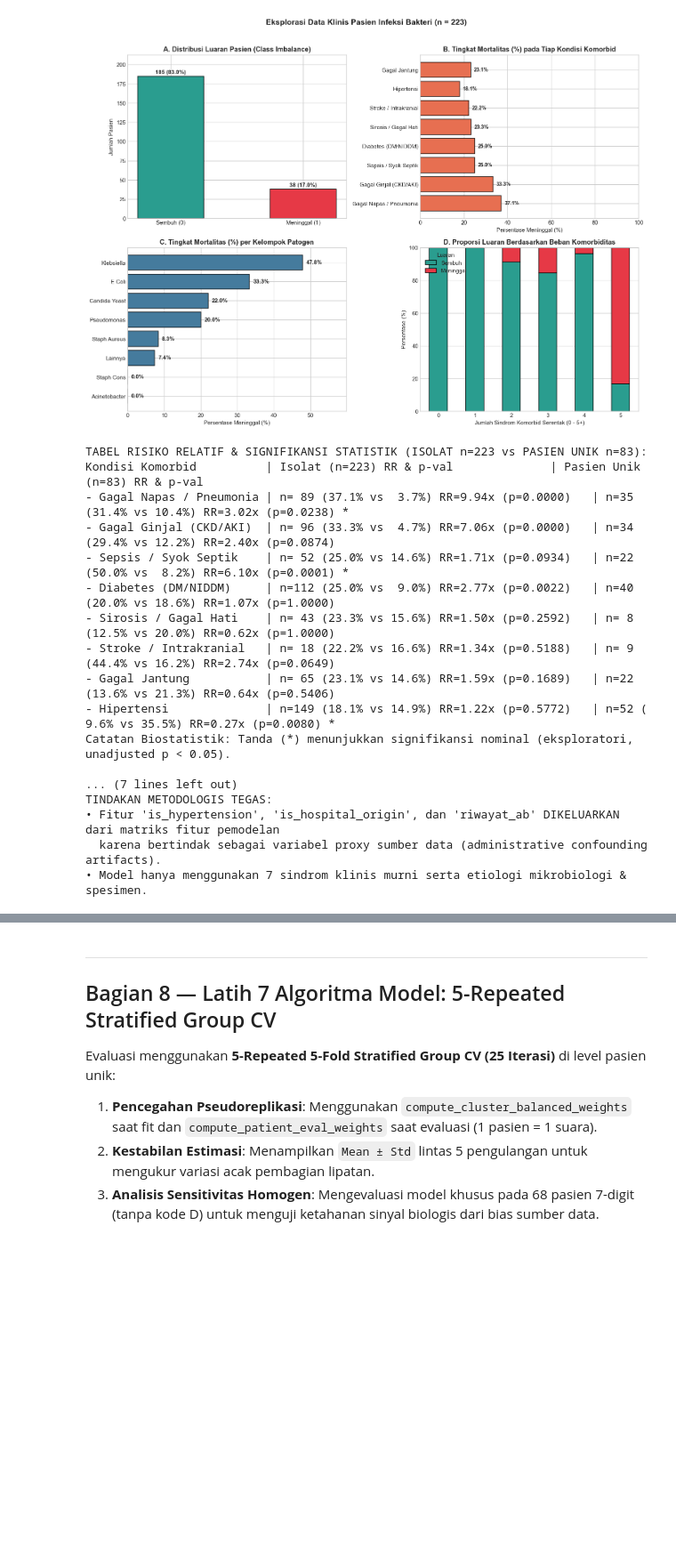
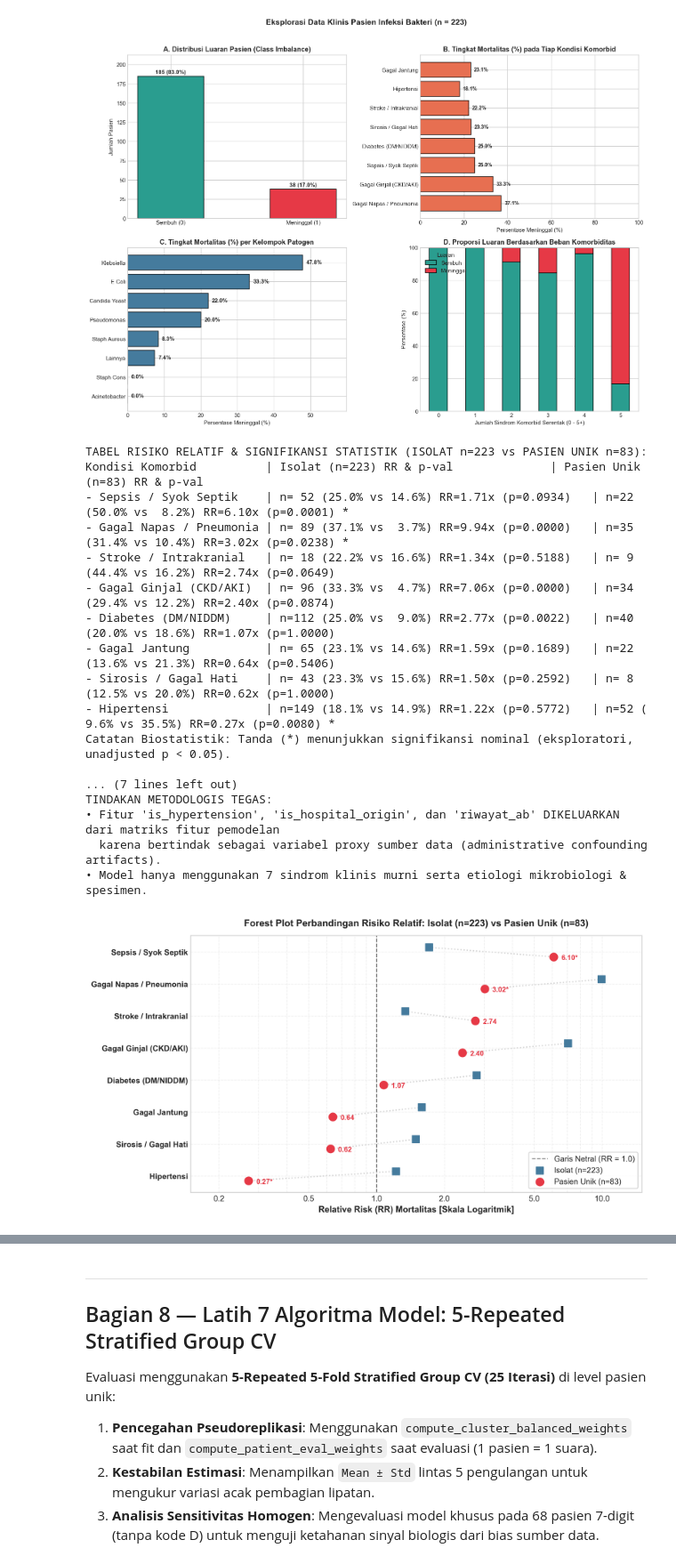
Before and after one commit to miracleboy-rw/MBKM, a Jupyter notebook: MBKM_2_Ivan_Nur_Azmi.ipynb, the cells around one changed output, grey strips where cells are left out. Shown at 89% size. Saved outputs shown, nothing was run; the diff lists cells and outputs as text; code cells hidden in the pictures; blank space fills up the shorter version.

```diff
--- a/MBKM_2_Ivan_Nur_Azmi.ipynb
+++ b/MBKM_2_Ivan_Nur_Azmi.ipynb
@@ -417,15 +417,16 @@ plt.show()
 [figure]
 # %%
 from scipy.stats import fisher_exact
+import matplotlib.pyplot as plt
 
 # 1. TABEL RISIKO RELATIF & FISHER'S EXACT TEST (ISOLAT n=223 vs PASIEN UNIK n=83)
 komorbid_cols = [
-    'is_respiratory_failure', 'is_kidney_failure', 'is_sepsis',
-    'is_diabetes', 'is_liver_disease', 'is_stroke_ich', 'is_cardiovascular', 'is_hypertension'
+    'is_sepsis', 'is_respiratory_failure', 'is_stroke_ich', 'is_kidney_failure',
+    'is_diabetes', 'is_cardiovascular', 'is_liver_disease', 'is_hypertension'
 ]
 komorbid_names = [
-    'Gagal Napas / Pneumonia', 'Gagal Ginjal (CKD/AKI)', 'Sepsis / Syok Septik',
-    'Diabetes (DM/NIDDM)', 'Sirosis / Gagal Hati', 'Stroke / Intrakranial', 'Gagal Jantung', 'Hipertensi'
+    'Sepsis / Syok Septik', 'Gagal Napas / Pneumonia', 'Stroke / Intrakranial', 'Gagal Ginjal (CKD/AKI)',
+    'Diabetes (DM/NIDDM)', 'Gagal Jantung', 'Sirosis / Gagal Hati', 'Hipertensi'
 ]
 
 df['is_source_D'] = (~df['patient_id_raw'].str.match(r'^\d{6,8}$')).astype(int)
@@ -433,6 +434,8 @@ df_pasien_unik = df.groupby('true_patient_id')[komorbid_cols + ['target_luaran',
 
 print("TABEL RISIKO RELATIF & SIGNIFIKANSI STATISTIK (ISOLAT n=223 vs PASIEN UNIK n=83):")
 print(f"{'Kondisi Komorbid':<25} | {'Isolat (n=223) RR & p-val':<38} | {'Pasien Unik (n=83) RR & p-val':<38}")
+
+rr_iso_list, rr_pat_list, p_pat_list = [], [], []
 
 for col, name in zip(komorbid_cols, komorbid_names):
     # 1. Level Isolat (n=223)
@@ -449,6 +452,10 @@ for col, name in zip(komorbid_cols, komorbid_names):
     rr_pat = r1_pat / r0_pat if r0_pat > 0 else np.nan
     _, p_pat = fisher_exact(pd.crosstab(df_pasien_unik[col], df_pasien_unik['target_luaran']))
 
+    rr_iso_list.append(rr_iso)
+    rr_pat_list.append(rr_pat)
+    p_pat_list.append(p_pat)
+
     sig_pat = " *" if p_pat < 0.05 else "  "
     print(f"- {name:<23} | n={n_iso:>3} ({r1_iso:>4.1f}% vs {r0_iso:>4.1f}%) RR={rr_iso:>4.2f}x (p={p_iso:.4f})   | n={n_pat:>2} ({r1_pat:>4.1f}% vs {r0_pat:>4.1f}%) RR={rr_pat:>4.2f}x (p={p_pat:.4f}){sig_pat}")
 
@@ -457,7 +464,6 @@ print("Catatan Biostatistik: Tanda (*) menunjukkan signifikansi nominal (eksplor
 # 2. BUKTI EMPIRIS CONFOUNDING BY SOURCE (ANALISIS STRATIFIKASI SUMBER)
 print("\n BUKTI EMPIRIS BIAS SUMBER DATA (ANALISIS STRATIFIKASI KOHORT 7-DIGIT vs KODE D):")
 
-# A. Hipertensi
 pat_7d = df_pasien_unik[df_pasien_unik['is_source_D'] == 0]
 pat_d = df_pasien_unik[df_pasien_unik['is_source_D'] == 1]
 
@@ -466,37 +472,74 @@ r_ht_7d_neg = pat_7d[pat_7d['is_hypertension'] == 0]['target_luaran'].mean() * 1
 rr_ht_7d = r_ht_7d_pos / r_ht_7d_neg if r_ht_7d_neg > 0 else np.nan
 _, p_ht_7d = fisher_exact(pd.crosstab(pat_7d['is_hypertension'], pat_7d['target_luaran']))
 
-# B. Sepsis
 r_sep_7d_pos = pat_7d[pat_7d['is_sepsis'] == 1]['target_luaran'].mean() * 100
 r_sep_7d_neg = pat_7d[pat_7d['is_sepsis'] == 0]['target_luaran'].mean() * 100
 rr_sep_7d = r_sep_7d_pos / r_sep_7d_neg if r_sep_7d_neg > 0 else np.nan
 _, p_sep_7d = fisher_exact(pd.crosstab(pat_7d['is_sepsis'], pat_7d['target_luaran']))
 
 print(f"1. Hipertensi di Seluruh Pasien (n=83)     : RR = 0.27x (p=0.0080) -> Tampak Protektif (Artefak)")
 print(f"   Hipertensi di Kohort 7-Digit Saja (n=68): Mortalitas {r_ht_7d_pos:.1f}% (5/51) vs {r_ht_7d_neg:.1f}% (1/17) | RR = {rr_ht_7d:.2f}x (p={p_ht_7d:.4f}, TIDAK PROTEKTIF)")
 print(f"   Penyebab: 93% pasien kode D (RS rujukan kematian tinggi) tidak mencatat riwayat hipertensi.")
 print(f"2. Sepsis di Seluruh Pasien (n=83)         : RR = 6.10x (p=0.0001) -> Tampak Sangat Ekstrem")
 print(f"   Sepsis di Kohort 7-Digit Saja (n=68)    : Mortalitas {r_sep_7d_pos:.1f}% (2/13) vs {r_sep_7d_neg:.1f}% (4/55) | RR = {rr_sep_7d:.2f}x (p={p_sep_7d:.4f}, Tidak Signifikan)")
 print(f"   Penyebab: 40% pasien kode D tercatat sepsis dengan mortalitas 83.3%.")
 print("TINDAKAN METODOLOGIS TEGAS:")
 print("• Fitur 'is_hypertension', 'is_hospital_origin', dan 'riwayat_ab' DIKELUARKAN dari matriks fitur pemodelan")
 print("  karena bertindak sebagai variabel proxy sumber data (administrative confounding artifacts).")
 print("• Model hanya menggunakan 7 sindrom klinis murni serta etiologi mikrobiologi & spesimen.")
+
+# 3. VISUALISASI FOREST PLOT (ISOLAT VS PASIEN UNIK)
+y_pos = np.arange(len(komorbid_names))[::-1]
+fig, ax = plt.subplots(figsize=(10, 5.5), dpi=300)
+
+# Garis Netral (RR = 1.0)
+ax.axvline(1.0, color='gray', linestyle='--', linewidth=1.2, label='Garis Netral (RR = 1.0)')
+
+# Plot titik data Isolat dan Pasien Unik
+ax.scatter(rr_iso_list, y_pos + 0.15, color='#457b9d', s=80, marker='s', label='Isolat (n=223)', zorder=3)
+ax.scatter(rr_pat_list, y_pos - 0.15, color='#e63946', s=100, marker='o', label='Pasien Unik (n=83)', zorder=3)
+
+# Garis bantu penghubung dan penulisan teks nilai RR (Sesuai standar jurnal medis tanpa huruf 'x')
+for i, y in enumerate(y_pos):
+    ax.plot([rr_iso_list[i], rr_pat_list[i]], [y + 0.15, y - 0.15], color='lightgray', linestyle=':', zorder=2)
+    sig = '*' if p_pat_list[i] < 0.05 else ''
+    # Menghapus akhiran 'x' agar format teks menjadi desimal murni (misal: 3.02*)
+    ax.text(rr_pat_list[i] * 1.08, y - 0.18, f'{rr_pat_list[i]:.2f}{sig}', fontsize=9, fontweight='bold', color='#e63946', va='center')
+
+# Konfigurasi sumbu Y dan X
+ax.set_yticks(y_pos)
+ax.set_yticklabels(komorbid_names, fontsize=10, fontweight='bold')
+ax.set_xlabel('Relative Risk (RR) Mortalitas [Skala Logaritmik]', fontsize=11, fontweight='bold')
+ax.set_xscale('log')
+ax.set_xlim(0.15, 15)
+ax.get_xaxis().set_major_formatter(plt.ScalarFormatter())
+ax.set_xticks([0.2, 0.5, 1.0, 2.0, 5.0, 10.0])
+ax.grid(True, which='both', linestyle='--', alpha=0.3)
+
+# PERUBAHAN UTAMA: Memindahkan legenda ke pojok kanan bawah (lower right) agar tidak menutupi data Sepsis
+ax.legend(loc='lower right', frameon=True, framealpha=0.9)
+
+ax.set_title('Forest Plot Perbandingan Risiko Relatif: Isolat (n=223) vs Pasien Unik (n=83)', fontsize=12, fontweight='bold', pad=12)
+plt.tight_layout()
+os.makedirs('output', exist_ok=True)
+plt.savefig('output/forest_plot_rr.png', dpi=300, bbox_inches='tight')
+plt.show()
 # %% [output]
 TABEL RISIKO RELATIF & SIGNIFIKANSI STATISTIK (ISOLAT n=223 vs PASIEN UNIK n=83):
 Kondisi Komorbid          | Isolat (n=223) RR & p-val              | Pasien Unik (n=83) RR & p-val
+- Sepsis / Syok Septik    | n= 52 (25.0% vs 14.6%) RR=1.71x (p=0.0934)   | n=22 (50.0% vs  8.2%) RR=6.10x (p=0.0001) *
 - Gagal Napas / Pneumonia | n= 89 (37.1% vs  3.7%) RR=9.94x (p=0.0000)   | n=35 (31.4% vs 10.4%) RR=3.02x (p=0.0238) *
+- Stroke / Intrakranial   | n= 18 (22.2% vs 16.6%) RR=1.34x (p=0.5188)   | n= 9 (44.4% vs 16.2%) RR=2.74x (p=0.0649)
 - Gagal Ginjal (CKD/AKI)  | n= 96 (33.3% vs  4.7%) RR=7.06x (p=0.0000)   | n=34 (29.4% vs 12.2%) RR=2.40x (p=0.0874)
-- Sepsis / Syok Septik    | n= 52 (25.0% vs 14.6%) RR=1.71x (p=0.0934)   | n=22 (50.0% vs  8.2%) RR=6.10x (p=0.0001) *
 - Diabetes (DM/NIDDM)     | n=112 (25.0% vs  9.0%) RR=2.77x (p=0.0022)   | n=40 (20.0% vs 18.6%) RR=1.07x (p=1.0000)
+- Gagal Jantung           | n= 65 (23.1% vs 14.6%) RR=1.59x (p=0.1689)   | n=22 (13.6% vs 21.3%) RR=0.64x (p=0.5406)
 - Sirosis / Gagal Hati    | n= 43 (23.3% vs 15.6%) RR=1.50x (p=0.2592)   | n= 8 (12.5% vs 20.0%) RR=0.62x (p=1.0000)
-- Stroke / Intrakranial   | n= 18 (22.2% vs 16.6%) RR=1.34x (p=0.5188)   | n= 9 (44.4% vs 16.2%) RR=2.74x (p=0.0649)
-- Gagal Jantung           | n= 65 (23.1% vs 14.6%) RR=1.59x (p=0.1689)   | n=22 (13.6% vs 21.3%) RR=0.64x (p=0.5406)
 - Hipertensi              | n=149 (18.1% vs 14.9%) RR=1.22x (p=0.5772)   | n=52 ( 9.6% vs 35.5%) RR=0.27x (p=0.0080) *
 Catatan Biostatistik: Tanda (*) menunjukkan signifikansi nominal (eksploratori, unadjusted p < 0.05).
 
 ... (7 lines left out)
 TINDAKAN METODOLOGIS TEGAS:
 • Fitur 'is_hypertension', 'is_hospital_origin', dan 'riwayat_ab' DIKELUARKAN dari matriks fitur pemodelan
   karena bertindak sebagai variabel proxy sumber data (administrative confounding artifacts).
 • Model hanya menggunakan 7 sindrom klinis murni serta etiologi mikrobiologi & spesimen.
+[figure, added]
```
Also changed, not shown: parts of 15 cells of this notebook, 8 other files.
